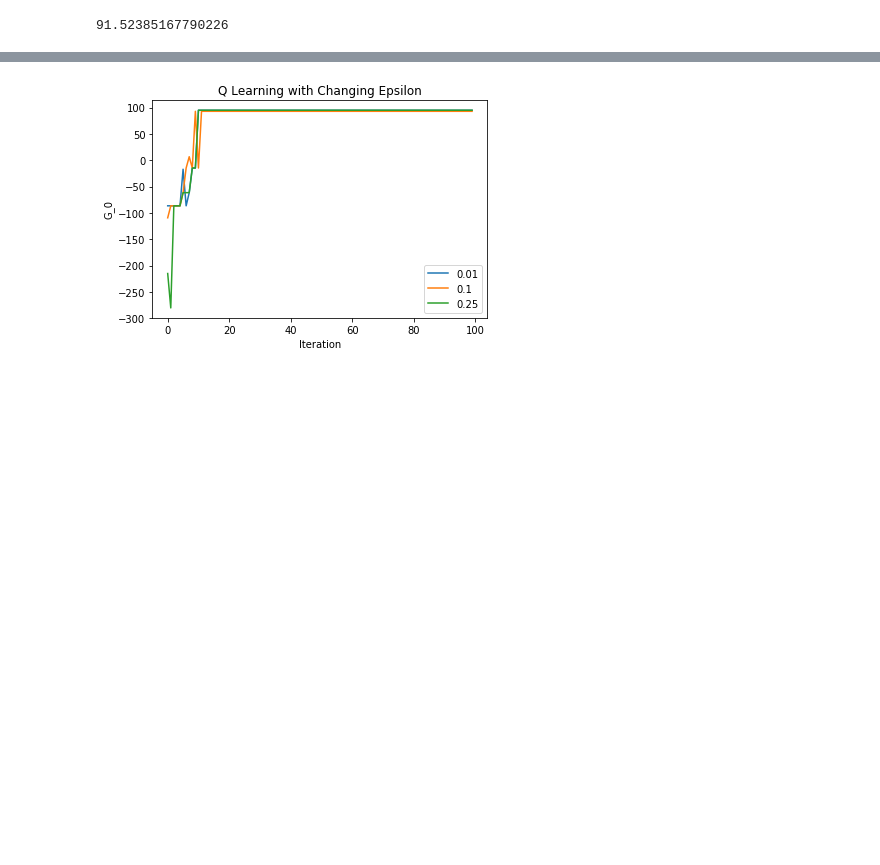
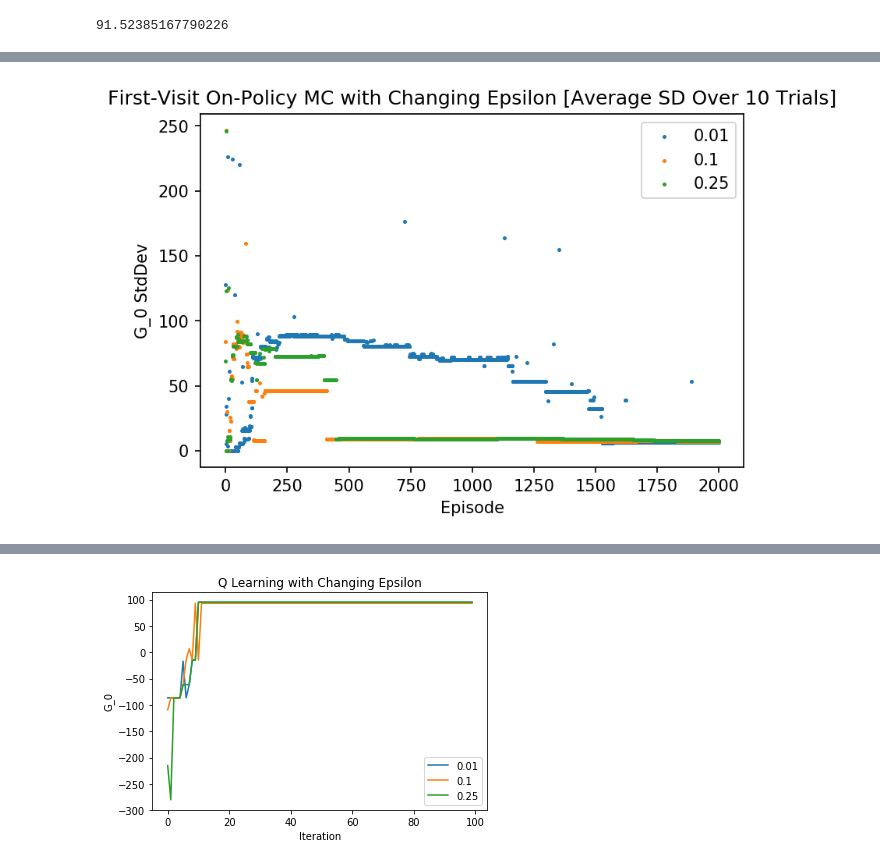
Before and after one commit to jadekhiev/MIE567, a Jupyter notebook: Project 2 - Model-free RL/Project 2.ipynb, the cells around one changed output, grey strips where cells are left out. Saved outputs shown, nothing was run; the diff lists cells and outputs as text; code cells hidden in the pictures; blank space fills up the shorter version.

```diff
--- a/Project 2 - Model-free RL/Project 2.ipynb
+++ b/Project 2 - Model-free RL/Project 2.ipynb
@@ -495,22 +537,24 @@ plt.show(block=True)
 # %%
 def initialize_plot():
     plt.plot()
     plt.ylabel('G_0 StdDev')
     plt.xlabel('Episode')
     plt.title('First-Visit On-Policy MC with Changing Epsilon [Average SD Over 10 Trials]')
     plt.rcParams['figure.dpi'] = 150
     return plt
 
 plt = initialize_plot()
 
 for epsilon in epsilon_rng:
-    G0_mean =  Q0_vals[epsilon].mean()
-    G0_std = Q0_vals[epsilon].std()
+    G0_mean =  G0_vals[epsilon].mean()
+    G0_std = G0_vals[epsilon].std()
 #    plt.errorbar(episode, G0_mean, G0_std, label = epsilon, markersize=1)
     plt.scatter(episode, G0_std, label = epsilon, s=2)
 
 plt.legend()
 plt.show(block=True)
+# %% [output]
+[figure, added]
 # %% [markdown]
 # Q-Learning (Off-Policy TD)
 Implement the off-policy Q-learning algorithm as discussed in class. You may fix the learning rate to alpha = 0.3 for all your experiments. Set gamma = 0.99, the maximum episode length to 200 time steps, and the number of episodes of training to 500. Experiment with epsilon in {0.01, 0.1, 0.25}, answer the same questions and provide the same information as Part B.
```
Also changed, not shown: parts of 20 cells of this notebook, 4 other files.
